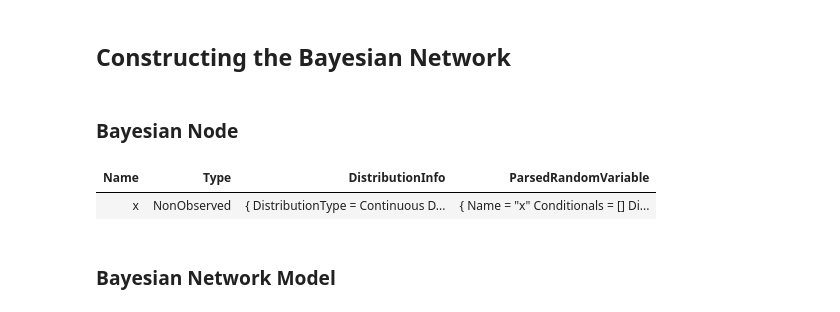
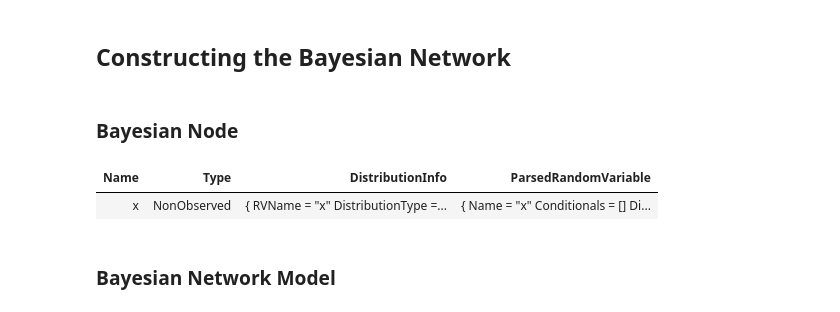
Before and after one commit to NavyaArora201301/Bayesian-Inference-in-FSharp, a Jupyter notebook: FSharpSamples.ipynb, the cells around one changed output. Drawn from its saved outputs; the diff is of its cells as text; code cells hidden in the pictures.

```diff
--- a/FSharpSamples.ipynb
+++ b/FSharpSamples.ipynb
@@ -512,11 +524,11 @@ type BayesianNode =
 # %%
 #!fsharp
 let lineOfModel = @"x ~ Exponential(lambda)"
 let paramList   = "{Parameters: {lambda : 2, a : 2., b : 2.3 }, Observed : [1,2,3,55]}"
-BayesianNode.ConstructNode (parseLineOfModel lineOfModel) (deserializeParameters paramList
+BayesianNode.ConstructNode (parseLineOfModel lineOfModel) (deserializeParameters paramList)
 # %% [output]
 | Name | Type | DistributionInfo | ParsedRandomVariable |
-| x | NonObserved | { DistributionType = Continuous D... | { Name = "x" Conditionals = [] Di... |
+| x | NonObserved | { RVName = "x" DistributionType =... | { Name = "x" Conditionals = [] Di... |
 # %% [markdown]
 ### Bayesian Network Model
 # %%
```
Also changed, not shown: parts of 6 cells of this notebook.
